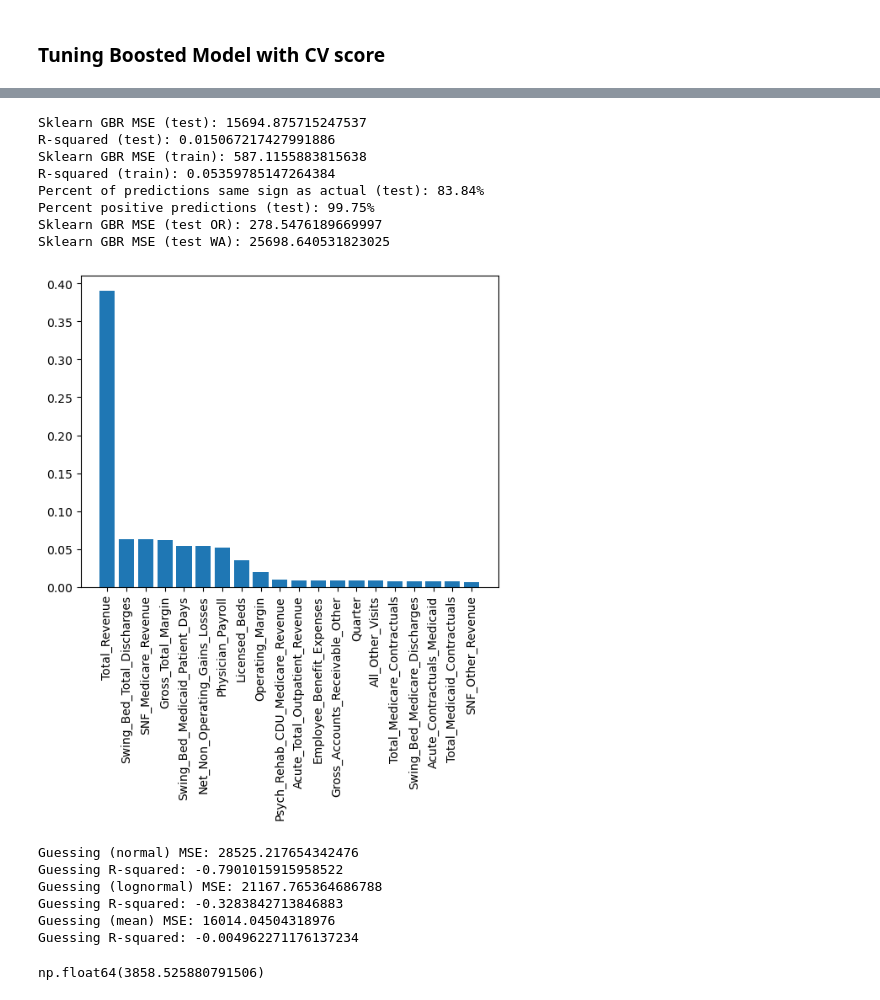
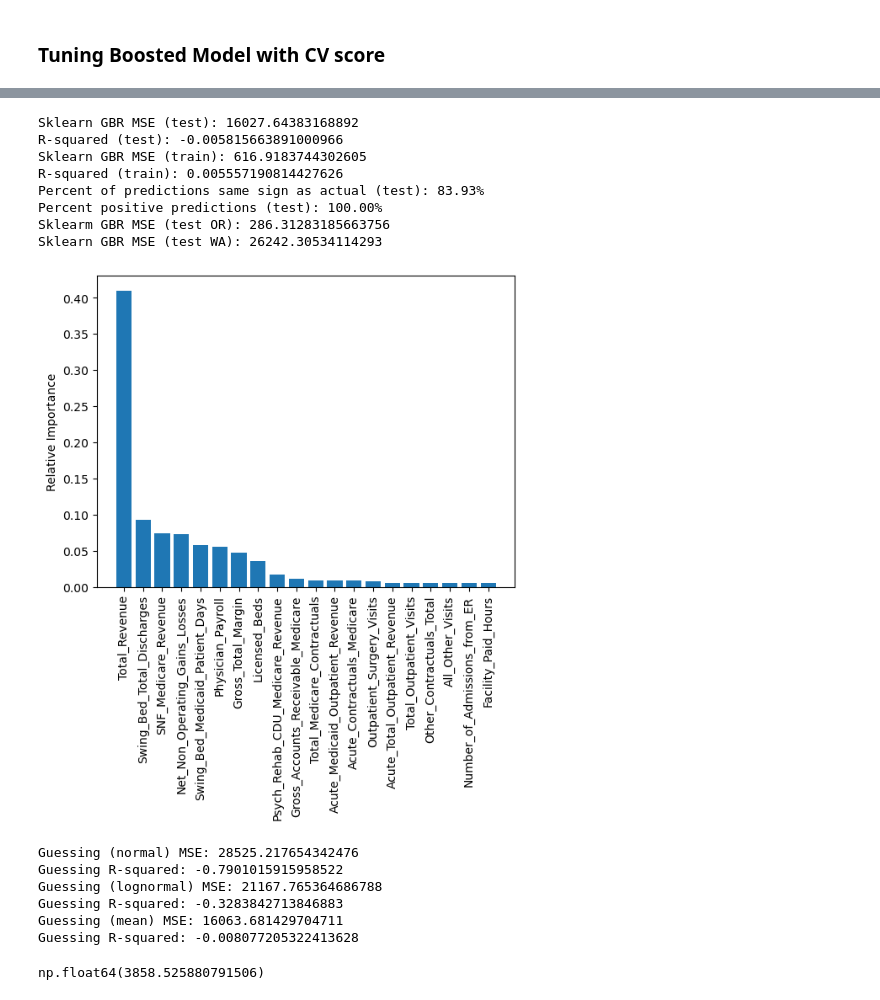
Before and after one commit to EEPayne/5322_final_project, a Jupyter notebook: tree_models.ipynb, the cells around one changed output, grey strips where cells are left out. Saved outputs shown, nothing was run; the diff lists cells and outputs as text; code cells hidden in the pictures.

Commit message:
finalized regression boosted tree models and saved information for model comparison

```diff
--- a/tree_models.ipynb
+++ b/tree_models.ipynb
@@ -96,7 +96,7 @@ gbr_model = GradientBoostingRegressor(random_state=33)
 
 param_grid = {
     'n_estimators': [10, 25, 50, 100, 200, 300, 500],
-    'learning_rate': [0.001, , 0.1, 0.05, 0.1, 0.2],
+    'learning_rate': [0.001, 0.01, 0.05, 0.1, 0.2],
     'max_depth': [3, 5, 7]
 }
 
@@ -171,51 +171,71 @@ plt.show()
 # %%
 # final model evaluation
+
+# list for saving dictionaries of each model evaluation
+model_evals = []
+
 sklearn_gbr_model = grid_search.best_estimator_
 sklearn_gbr_pred = sklearn_gbr_model.predict(test_x)
-test_mse_sklearn = mean_squared_error(test_y, sklearn_gbr_pred)
-test_r2_sklearn = r2_score(test_y, sklearn_gbr_pred)
-print(f'Sklearn GBR MSE (test): {test_mse_sklearn}')
-print(f'R-squared (test): {test_r2_sklearn}')
+test_mse = mean_squared_error(test_y, sklearn_gbr_pred)
+test_r2 = r2_score(test_y, sklearn_gbr_pred)
+print(f'Sklearn GBR MSE (test): {test_mse}')
+print(f'R-squared (test): {test_r2}')
 
 sklearn_gbr_pred_train = sklearn_gbr_model.predict(train_x)
-train_mse_sklearn = mean_squared_error(train_y, sklearn_gbr_pred_train)
-train_r2_sklearn = r2_score(train_y, sklearn_gbr_pred_train)
-print(f'Sklearn GBR MSE (train): {train_mse_sklearn}')
-print(f'R-squared (train): {train_r2_sklearn}')
+train_mse = mean_squared_error(train_y, sklearn_gbr_pred_train)
+train_r2 = r2_score(train_y, sklearn_gbr_pred_train)
+print(f'Sklearn GBR MSE (train): {train_mse}')
+print(f'R-squared (train): {train_r2}')
 
 same_sign = ((sklearn_gbr_pred * test_y) > 0)
 pct_same_sign = np.sum(same_sign) / same_sign.shape[0]
+pct_positive = np.sum(sklearn_gbr_pred > 0) / sklearn_gbr_pred.shape[0]
 print(f'Percent of predictions same sign as actual (test): {100 * pct_same_sign:.2f}%')
-print(f'Percent positive predictions (test): {100 * np.sum(sklearn_gbr_pred > 0) / sklearn_gbr_pred.shape[0]:.2f}%')
+print(f'Percent positive predictions (test): {100 * pct_positive:.2f}%')
 
 # get errors for oregon and wa individually
-test_mse_sklearn_or = mean_squared_error(test_y[test_x['StateIs_Oregon'] == True],
-                                         sklearn_gbr_model.predict(test_x[test_x['State_Is_Oregon'] == True]))
-test_mse_sklearn_wa = mean_squared_error(test_y[test_x['StateIs_Washington'] == True],
+test_mse_or = mean_squared_error(test_y[test_x['StateIs_Oregon'] == True],
+                                         sklearn_gbr_model.predict(test_x[test_x['StateIs_Oregon'] == True]))
+test_mse_wa = mean_squared_error(test_y[test_x['StateIs_Washington'] == True],
                                          sklearn_gbr_model.predict(test_x[test_x['StateIs_Washington'] == True]))
-print(f'Sklearm GBR MSE (test OR): {test_mse_sklearn_or}')
-print(f'Sklearn GBR MSE (test WA): {test_mse_sklearn_wa}')
+print(f'Sklearm GBR MSE (test OR): {test_mse_or}')
+print(f'Sklearn GBR MSE (test WA): {test_mse_wa}')
+
+model_evals.append(
+   {'Model_Name':'SKlearn Gradient Boosting Model',
+    'Hyperparameters':grid_search.best_params_,
+    'Features_Used':list(sklearn_gbr_model.feature_names_in_),
+    'MSE_Test':test_mse,
+    'MSE_Train':train_mse,
+    'R2_Test':test_r2,
+    'R2_Train':train_r2,
+    'Pct_Correct_Sign_Test':pct_same_sign,
+    'Pct_Positive_Sign_Test':pct_positive,
+    'MSE_Test_Oregon':test_mse_or,
+    'MSE_Test_Washington':test_mse_wa}
+)
 # %% [output]
-Sklearn GBR MSE (test): 15694.875715247537
-R-squared (test): 0.015067217427991886
-Sklearn GBR MSE (train): 587.1155883815638
-R-squared (train): 0.05359785147264384
-Percent of predictions same sign as actual (test): 83.84%
-Percent positive predictions (test): 99.75%
-Sklearn GBR MSE (test OR): 278.5476189669997
-Sklearn GBR MSE (test WA): 25698.640531823025
+Sklearn GBR MSE (test): 16027.64383168892
+R-squared (test): -0.005815663891000966
+Sklearn GBR MSE (train): 616.9183744302605
+R-squared (train): 0.005557190814427626
+Percent of predictions same sign as actual (test): 83.93%
+Percent positive predictions (test): 100.00%
+Sklearm GBR MSE (test OR): 286.31283185663756
+Sklearn GBR MSE (test WA): 26242.30534114293
 # %%
 importances = sklearn_gbr_model.feature_importances_
 feature_names = sklearn_gbr_model.feature_names_in_
 indices = np.argsort(importances)[::-1][:20] # take top 20
 sklearn_top_20 = np.array(feature_names).astype(str)[indices]
 plt.bar(range(len(indices)), importances[indices])
 plt.xticks(range(len(indices)), sklearn_top_20, rotation=90)
+plt.ylabel('Relative Importance')
 plt.show()
 # %% [output]
-[figure, old version]
+[figure, new version]
 # %%
-# Wwat is the mse of a model that just assumes normal distribution of the target and randomly guesses?
+# What is the mse of a model that just assumes normal distribution of the target and randomly guesses?
 
 np.random.seed(33)
 guess_model = np.random.normal(np.mean(test_y), np.std(test_y), test_y.shape[0])
@@ -232,7 +252,7 @@ print(f'Guessing (lognormal) MSE: {mean_squared_error(test_y, guess_model)}')
 print(f'Guessing R-squared: {r2_score(test_y, guess_model)}')
 
 # guessing the mean
-y_mean = np.mean(pd.concat([test_y, train_y]))
+y_mean = np.mean(train_y)
 mean_guess_model = np.full_like(test_y, y_mean)
 print(f'Guessing (mean) MSE: {mean_squared_error(test_y, mean_guess_model)}')
 print(f'Guessing R-squared: {r2_score(test_y, mean_guess_model)}')
@@ -241,8 +261,8 @@ Guessing (normal) MSE: 28525.217654342476
 Guessing R-squared: -0.7901015915958522
 Guessing (lognormal) MSE: 21167.765364686788
 Guessing R-squared: -0.3283842713846883
-Guessing (mean) MSE: 16014.04504318976
-Guessing R-squared: -0.004962271176137234
+Guessing (mean) MSE: 16063.681429704711
+Guessing R-squared: -0.008077205322413628
 # %%
 np.max(np.concat([train_y, test_y]))
 # %% [output]
```
Also changed, not shown: parts of 12 cells of this notebook, 5 other files.
